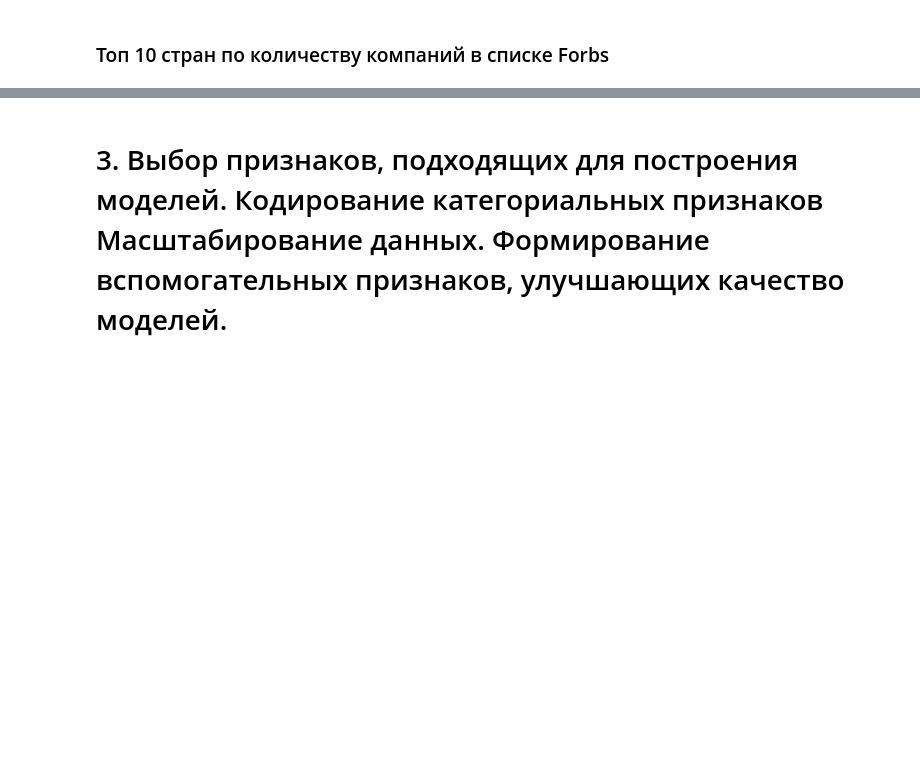
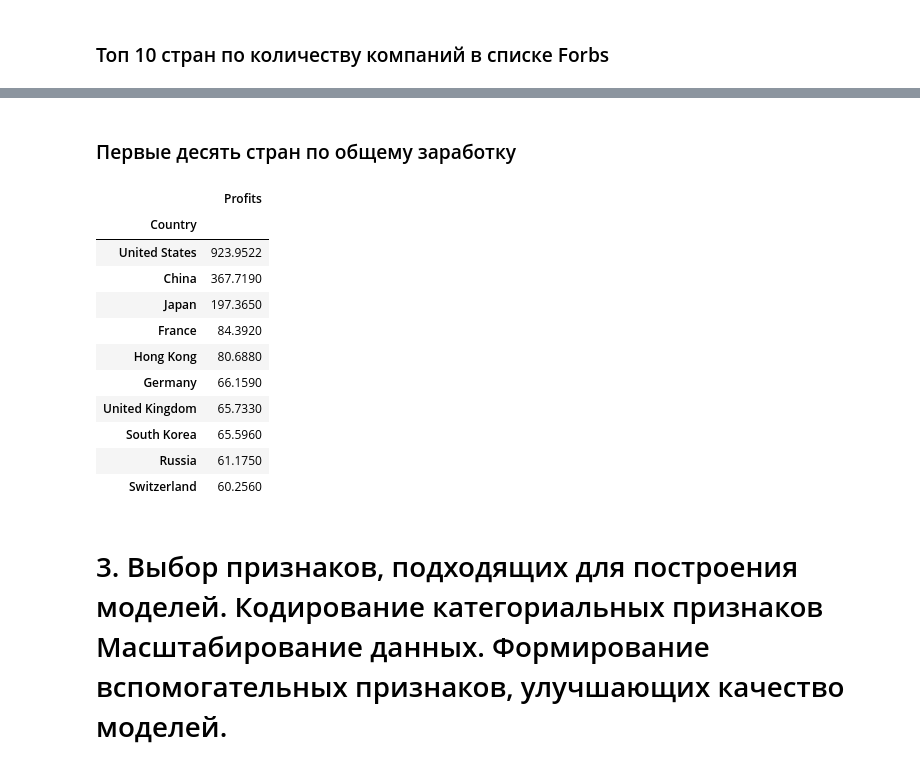
Before and after one commit to mockystr/ml-kursach, a Jupyter notebook: main.ipynb, the cells around one changed output, grey strips where cells are left out. Cells and saved outputs as stored; diff of their text form; code cells hidden in the pictures; blank space fills up the shorter version.

```diff
--- a/main.ipynb
+++ b/main.ipynb
@@ -130,3 +125,22 @@ sns.distplot(data['Profits'])
+# %% [markdown]
+### Первые десять стран по общему заработку
+# %%
+countries = data[['Country', 'Profits']].groupby('Country').sum().sort_values('Profits', ascending=False)[:10]
+# %%
+countries
+# %% [output]
+|  | Profits |
+| Country |  |
+| United States | 923.9522 |
+| China | 367.7190 |
+| Japan | 197.3650 |
+| France | 84.3920 |
+| Hong Kong | 80.6880 |
+| Germany | 66.1590 |
+| United Kingdom | 65.7330 |
+| South Korea | 65.5960 |
+| Russia | 61.1750 |
+| Switzerland | 60.2560 |
 # %% [markdown]
 # 3. Выбор признаков, подходящих для построения моделей. Кодирование категориальных признаков Масштабирование данных. Формирование вспомогательных признаков, улучшающих качество моделей.
 # %%
```
Also changed, not shown: parts of 24 cells of this notebook.
